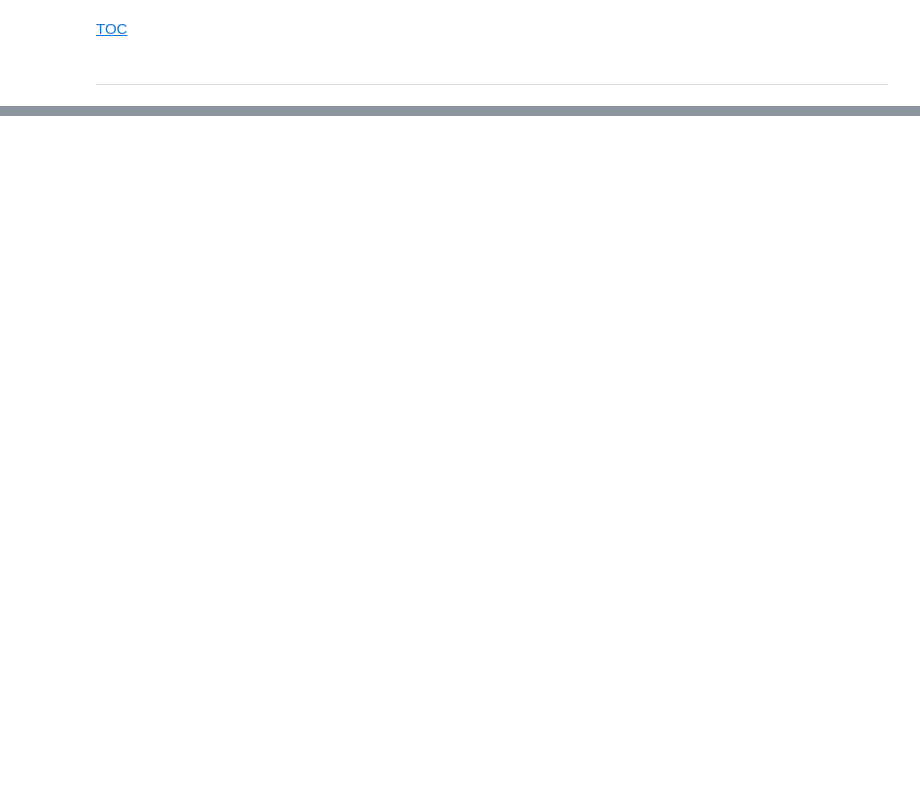
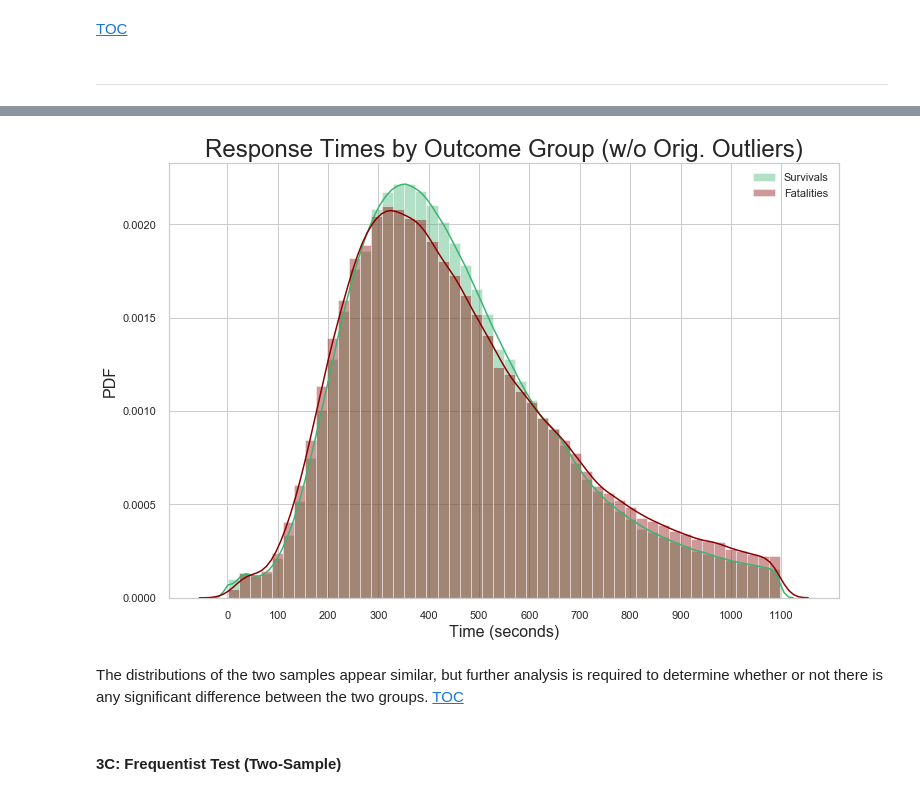
Before and after one commit to JD-Williams/Springboard, a Jupyter notebook: Capstones/Capstone 1/code/CP1-03_Stats.ipynb, the cells around one changed output, grey strips where cells are left out. Cells and saved outputs as stored; diff of their text form; code cells hidden in the pictures; blank space fills up the shorter version.

```diff
--- a/Capstones/Capstone 1/code/CP1-03_Stats.ipynb
+++ b/Capstones/Capstone 1/code/CP1-03_Stats.ipynb
@@ -673,0 +368,20 @@ pandas_profiling.ProfileReport(df)
+# %%
+rspn_tm_S = rspn_tm_adj[rspn_tm_adj.fatality==False] # survivals
+
+# Calculate summary statistics for survivals
+mean_rspn_tm_adj = np.mean(rspn_tm_S.response_time)
+SE_rspn_tm_adj = stats.sem(rspn_tm_S.response_time)
+quartiles_adj = np.percentile(rspn_tm_S.response_time,[25,50,75])
+median_rspn_tm_adj = np.median(rspn_tm_S.response_time)
+min_rspn_tm_adj, max_rspn_tm_adj = rspn_tm_S.response_time.min(),rspn_tm_S.response_time.max()
+
+# Output statistics
+print('SUMMARY STATISTICS: Survivals (w/o Orig. Outliers)')
+print('Total Number of Observations: {:8}\n'.format(len(rspn_tm_S.response_time)))
+print('Mean:        {:8.2f}'.format(mean_rspn_tm_adj))
+print('Std. Error:  {:8.2f}\n'.format(SE_rspn_tm_adj))
+print('Q1:          {:8.2f}'.format(quartiles_adj[0]))
+print('Median (Q2): {:8.2f}'.format(quartiles_adj[1]))
+print('Q3:          {:8.2f}\n'.format(quartiles_adj[2]))
+print('Actual Minimum Response Time: {:9.2f}'.format(min_rspn_tm_adj))
+print('Actual Maximum Response Time: {:9.2f}'.format(max_rspn_tm_adj))
@@ -673,0 +401,20 @@ pandas_profiling.ProfileReport(df)
+# %%
+# Visualize distribution of response times for outcome groups on same axis
+fig3B, ax3B = plt.subplots(figsize=(12,8))
+ax3B = sb.distplot(rspn_tm_S.response_time,color='#3CB371',label='Survivals')
+ax3B = sb.distplot(rspn_tm_F.response_time,color='#8b0000',label='Fatalities')
+ax3B.set_title('Response Times by Outcome Group (w/o Orig. Outliers)',size=24)
+ax3B.set_xlabel('Time (seconds)',size=16)
+ax3B.set_xticks([100*i for i in range(12)])
+ax3B.set_ylabel('PDF',size=16)
+
+plt.legend()
+#plt.savefig('../graphics/CP1-02_fig03B.png') # Export plot to PNG file
+plt.show()
+# %% [output]
+[figure, added]
+# %% [markdown]
+The distributions of the two samples appear similar, but further analysis is required to determine whether or not there is any significant difference between the two groups. [TOC](#TOC)
+# %% [markdown]
+<a id="Sec03C"></a>
+#### 3C: Frequentist Test (Two-Sample)
```
Also changed, not shown: parts of 126 cells of this notebook.
